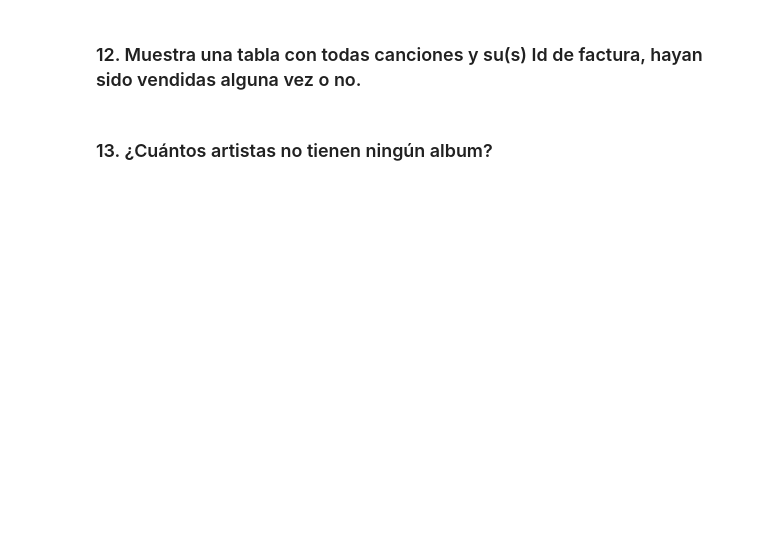
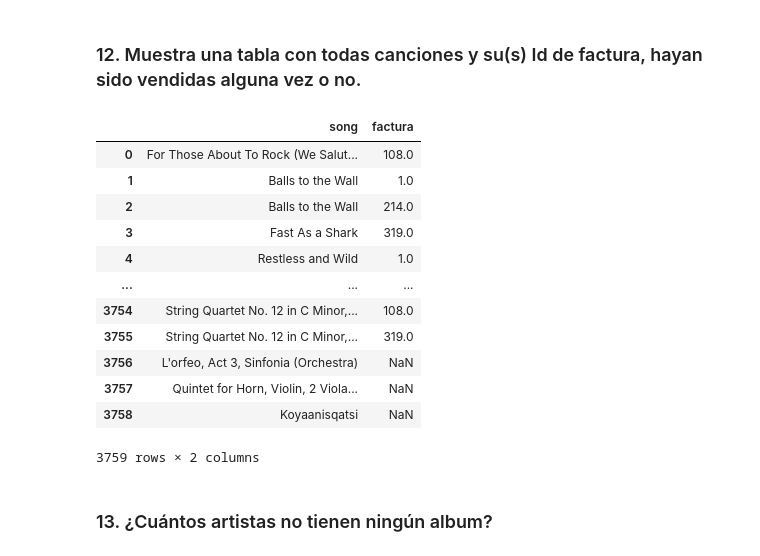
Before and after one commit to PabloEduardoMartinezPicazo/Bootcamp-DataScience-2021, a Jupyter notebook: SQL/Material Alumnos/SQL en Python_chinook.ipynb, the cells around one changed output. Saved outputs shown, nothing was run; the diff lists cells and outputs as text; code cells hidden in the pictures; blank space fills up the shorter version.

```diff
--- a/SQL/Material Alumnos/SQL en Python_chinook.ipynb
+++ b/SQL/Material Alumnos/SQL en Python_chinook.ipynb
@@ -306,5 +421,27 @@ pd.read_sql_query(query,connection)
 # %% [markdown]
 ### 12. Muestra una tabla con todas canciones y su(s) Id de factura, hayan sido vendidas alguna vez o no.
+# %%
+#POR LA COLETILLA DE HAYAN SIDO VENDIDAS ALGUNA VEZ O NO
+query="""
+SELECT t.name as "song", i.InvoiceId as "factura"
+FROM tracks t
+LEFT JOIN invoice_items i ON t.TrackId=i.TrackId
+"""
+pd.read_sql_query(query,connection)
+# %% [output]
+|  | song | factura |
+| 0 | For Those About To Rock (We Salut... | 108.0 |
+| 1 | Balls to the Wall | 1.0 |
+| 2 | Balls to the Wall | 214.0 |
+| 3 | Fast As a Shark | 319.0 |
+| 4 | Restless and Wild | 1.0 |
+| ... | ... | ... |
+| 3754 | String Quartet No. 12 in C Minor,... | 108.0 |
+| 3755 | String Quartet No. 12 in C Minor,... | 319.0 |
+| 3756 | L'orfeo, Act 3, Sinfonia (Orchestra) | NaN |
+| 3757 | Quintet for Horn, Violin, 2 Viola... | NaN |
+| 3758 | Koyaanisqatsi | NaN |
+3759 rows × 2 columns
 # %% [markdown]
 ### 13. ¿Cuántos artistas no tienen ningún album?
 # %%
```
Also changed, not shown: parts of 9 cells of this notebook, 3 other files.
